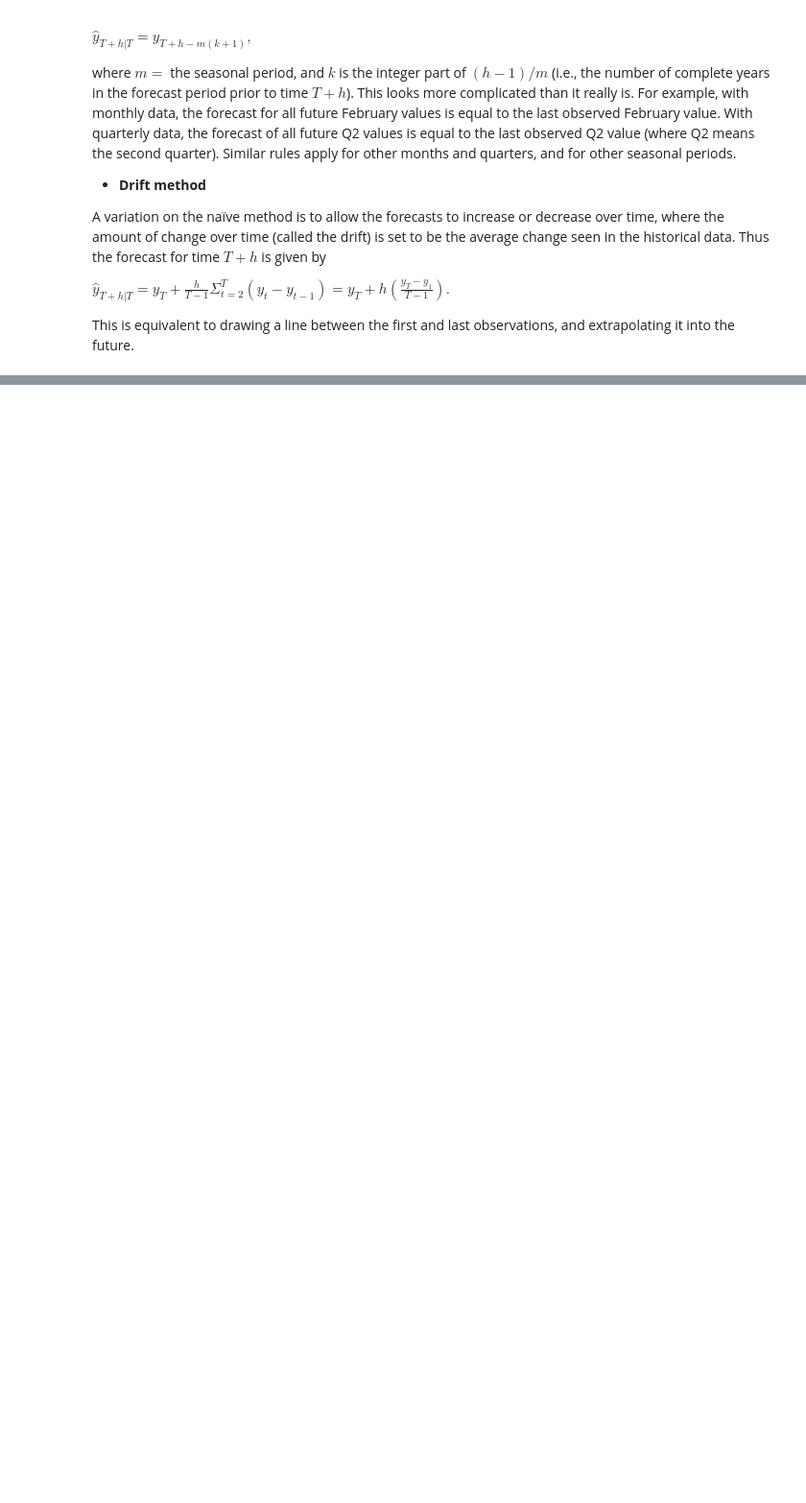
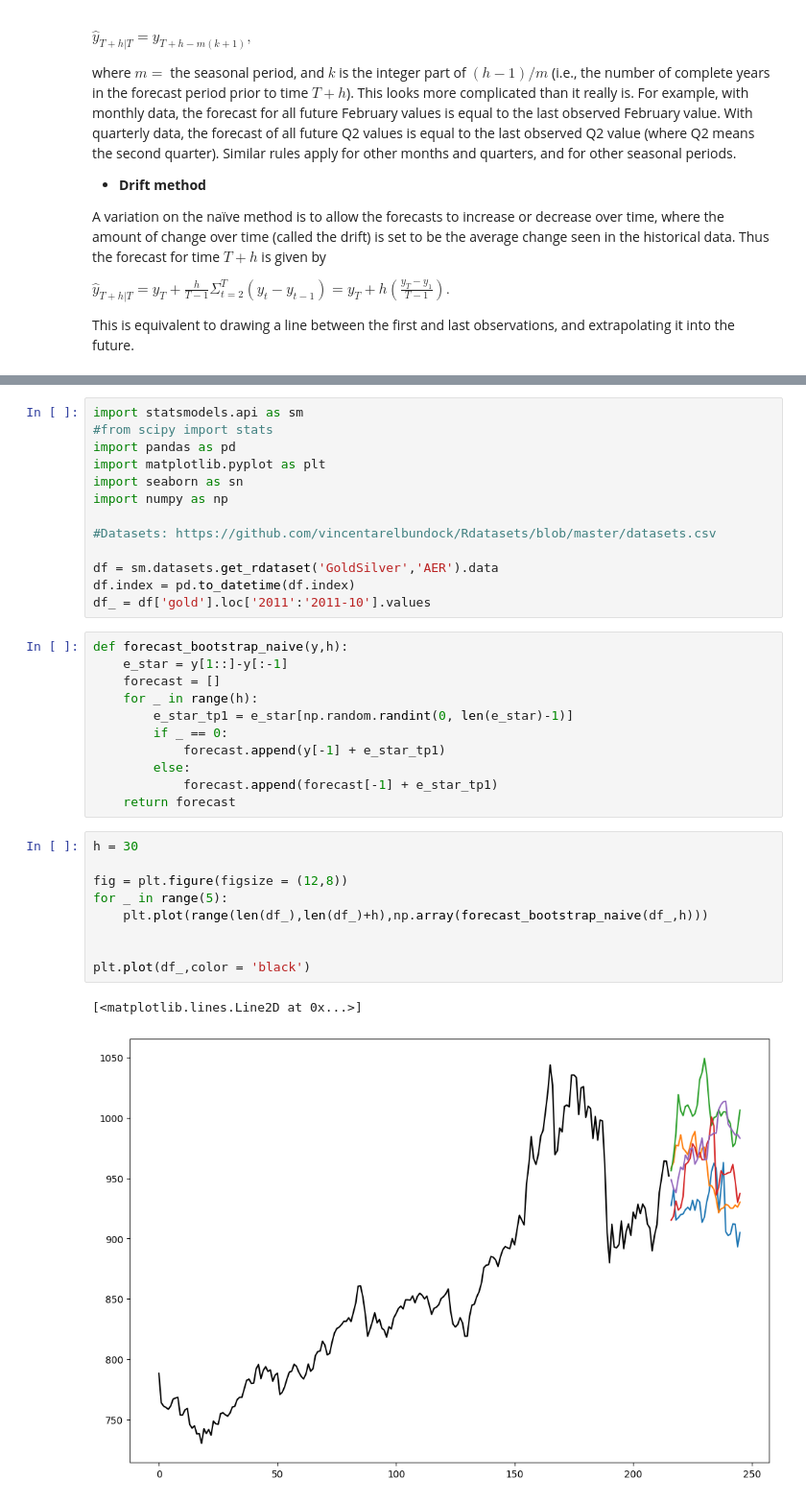
Before and after one commit to Fran-GS-96/Forecasting, a Jupyter notebook: forecasting.ipynb, the cells around one changed output, grey strips where cells are left out. Shown at 96% size. Saved outputs shown, nothing was run; the diff lists cells and outputs as text; blank space fills up the shorter version.

```diff
--- a/forecasting.ipynb
+++ b/forecasting.ipynb
@@ -537,0 +652,36 @@ df.index = pd.to_datetime(df.index)
+# %%
+import statsmodels.api as sm
+#from scipy import stats
+import pandas as pd
+import matplotlib.pyplot as plt
+import seaborn as sn
+import numpy as np
+
+#Datasets: https://github.com/vincentarelbundock/Rdatasets/blob/master/datasets.csv
+
+df = sm.datasets.get_rdataset('GoldSilver','AER').data
+df.index = pd.to_datetime(df.index)
+df_ = df['gold'].loc['2011':'2011-10'].values
+# %%
+def forecast_bootstrap_naive(y,h):
+    e_star = y[1::]-y[:-1]
+    forecast = []
+    for _ in range(h):
+        e_star_tp1 = e_star[np.random.randint(0, len(e_star)-1)]
+        if _ == 0:
+            forecast.append(y[-1] + e_star_tp1)
+        else:
+            forecast.append(forecast[-1] + e_star_tp1)
+    return forecast
+# %%
+h = 30
+
+fig = plt.figure(figsize = (12,8))
+for _ in range(5):
+    plt.plot(range(len(df_),len(df_)+h),np.array(forecast_bootstrap_naive(df_,h)))
+
+
+plt.plot(df_,color = 'black')
+# %% [output]
+[<matplotlib.lines.Line2D at 0x...>]
+[figure, added]
```
Also changed, not shown: parts of 10 cells of this notebook.
